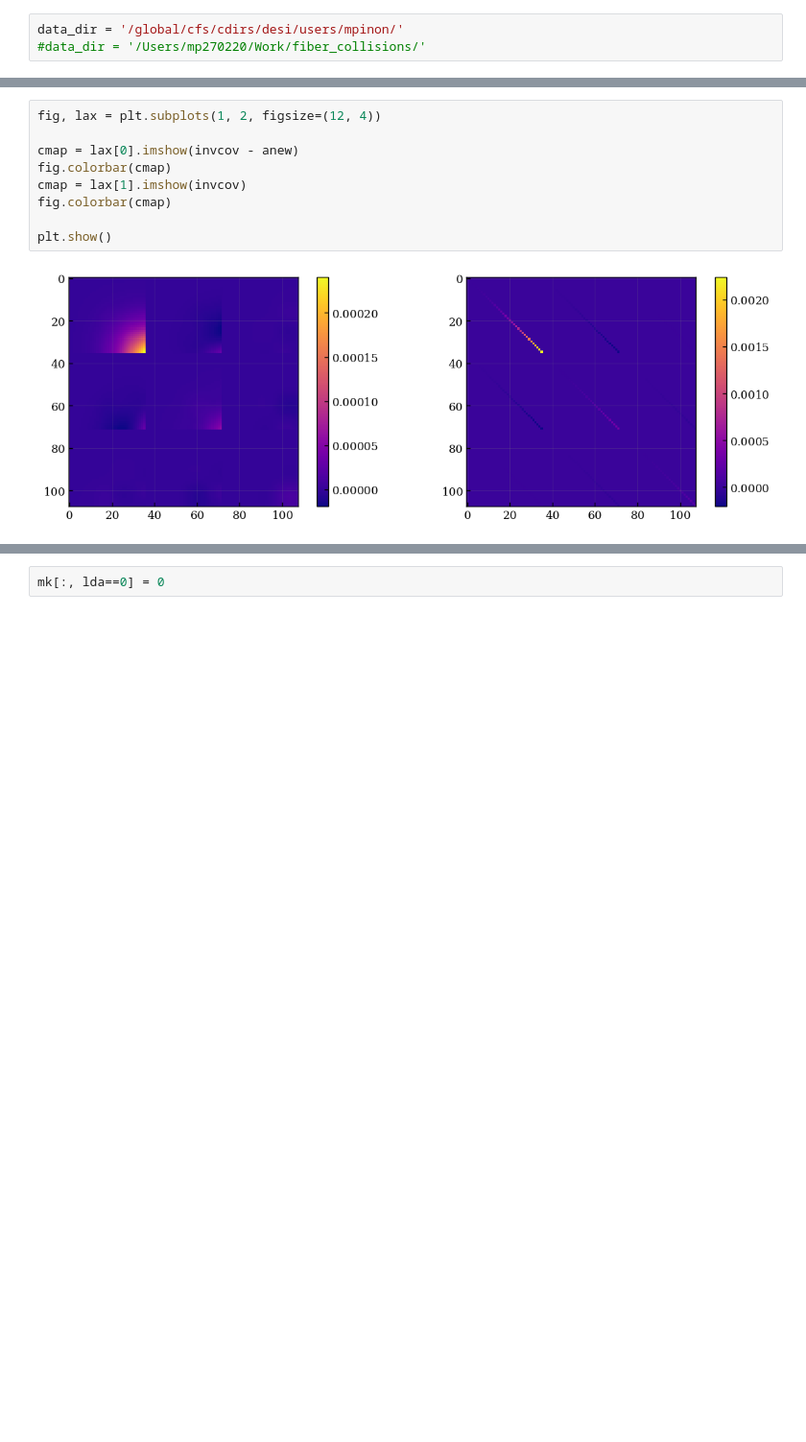
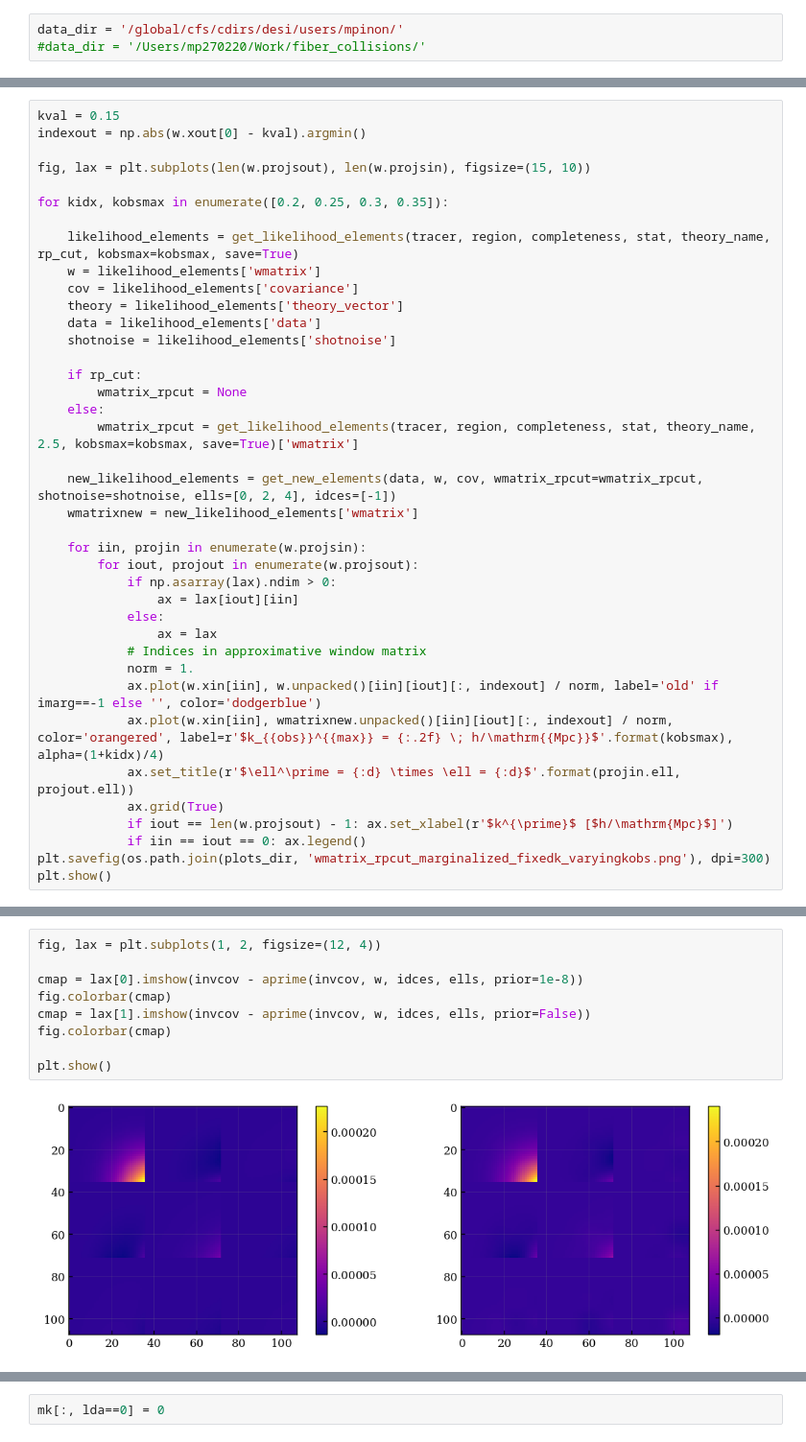
Before and after one commit to mathildepinon/desi-fiber-collisions, a Jupyter notebook: likelihood_window_marginalized.ipynb, the cells around one changed output, grey strips where cells are left out. Shown at 96% size. Drawn from its saved outputs; the diff is of its cells as text; blank space fills up the shorter version.

Commit message:
fits with marginalized likelihood

```diff
--- a/likelihood_window_marginalized.ipynb
+++ b/likelihood_window_marginalized.ipynb
@@ -118,0 +88,39 @@ def aprime(a, w, idces, ells):
+# %%
+kval = 0.15
+indexout = np.abs(w.xout[0] - kval).argmin()
+
+fig, lax = plt.subplots(len(w.projsout), len(w.projsin), figsize=(15, 10))
+
+for kidx, kobsmax in enumerate([0.2, 0.25, 0.3, 0.35]):
+
+    likelihood_elements = get_likelihood_elements(tracer, region, completeness, stat, theory_name, rp_cut, kobsmax=kobsmax, save=True)
+    w = likelihood_elements['wmatrix']
+    cov = likelihood_elements['covariance']
+    theory = likelihood_elements['theory_vector']
+    data = likelihood_elements['data']
+    shotnoise = likelihood_elements['shotnoise']
+
+    if rp_cut:
+        wmatrix_rpcut = None
+    else:
+        wmatrix_rpcut = get_likelihood_elements(tracer, region, completeness, stat, theory_name, 2.5, kobsmax=kobsmax, save=True)['wmatrix']
+
+    new_likelihood_elements = get_new_elements(data, w, cov, wmatrix_rpcut=wmatrix_rpcut, shotnoise=shotnoise, ells=[0, 2, 4], idces=[-1])
+    wmatrixnew = new_likelihood_elements['wmatrix']
+
+    for iin, projin in enumerate(w.projsin):
+        for iout, projout in enumerate(w.projsout):
+            if np.asarray(lax).ndim > 0:
+                ax = lax[iout][iin]
+            else:
+                ax = lax
+            # Indices in approximative window matrix
+            norm = 1.
+            ax.plot(w.xin[iin], w.unpacked()[iin][iout][:, indexout] / norm, label='old' if imarg==-1 else '', color='dodgerblue')
+            ax.plot(w.xin[iin], wmatrixnew.unpacked()[iin][iout][:, indexout] / norm, color='orangered', label=r'$k_{{obs}}^{{max}} = {:.2f} \; h/\mathrm{{Mpc}}$'.format(kobsmax), alpha=(1+kidx)/4)
+            ax.set_title(r'$\ell^\prime = {:d} \times \ell = {:d}$'.format(projin.ell, projout.ell))
+            ax.grid(True)
+            if iout == len(w.projsout) - 1: ax.set_xlabel(r'$k^{\prime}$ [$h/\mathrm{Mpc}$]')
+            if iin == iout == 0: ax.legend()
+plt.savefig(os.path.join(plots_dir, 'wmatrix_rpcut_marginalized_fixedk_varyingkobs.png'), dpi=300)
+plt.show()
@@ -124,12 +138,12 @@ anew = aprime(invcov, w, idces, ells)
 # %%
 fig, lax = plt.subplots(1, 2, figsize=(12, 4))
 
-cmap = lax[0].imshow(invcov - anew)
+cmap = lax[0].imshow(invcov - aprime(invcov, w, idces, ells, prior=1e-8))
 fig.colorbar(cmap)
-cmap = lax[1].imshow(invcov)
+cmap = lax[1].imshow(invcov - aprime(invcov, w, idces, ells, prior=False))
 fig.colorbar(cmap)
 
 plt.show()
 # %% [output]
-[figure, old version]
+[figure, new version]
 # %%
```
Also changed, not shown: parts of 43 cells of this notebook, 6 other files.
